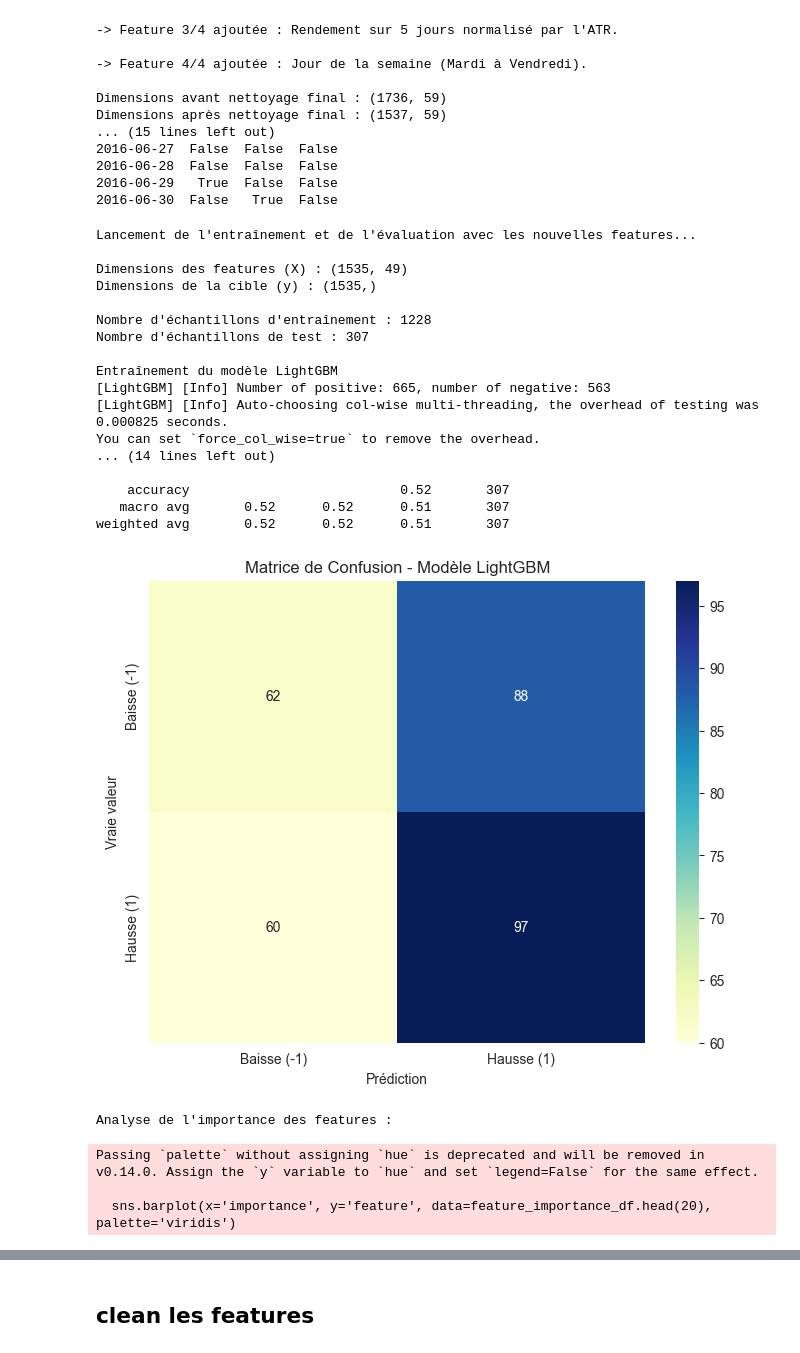
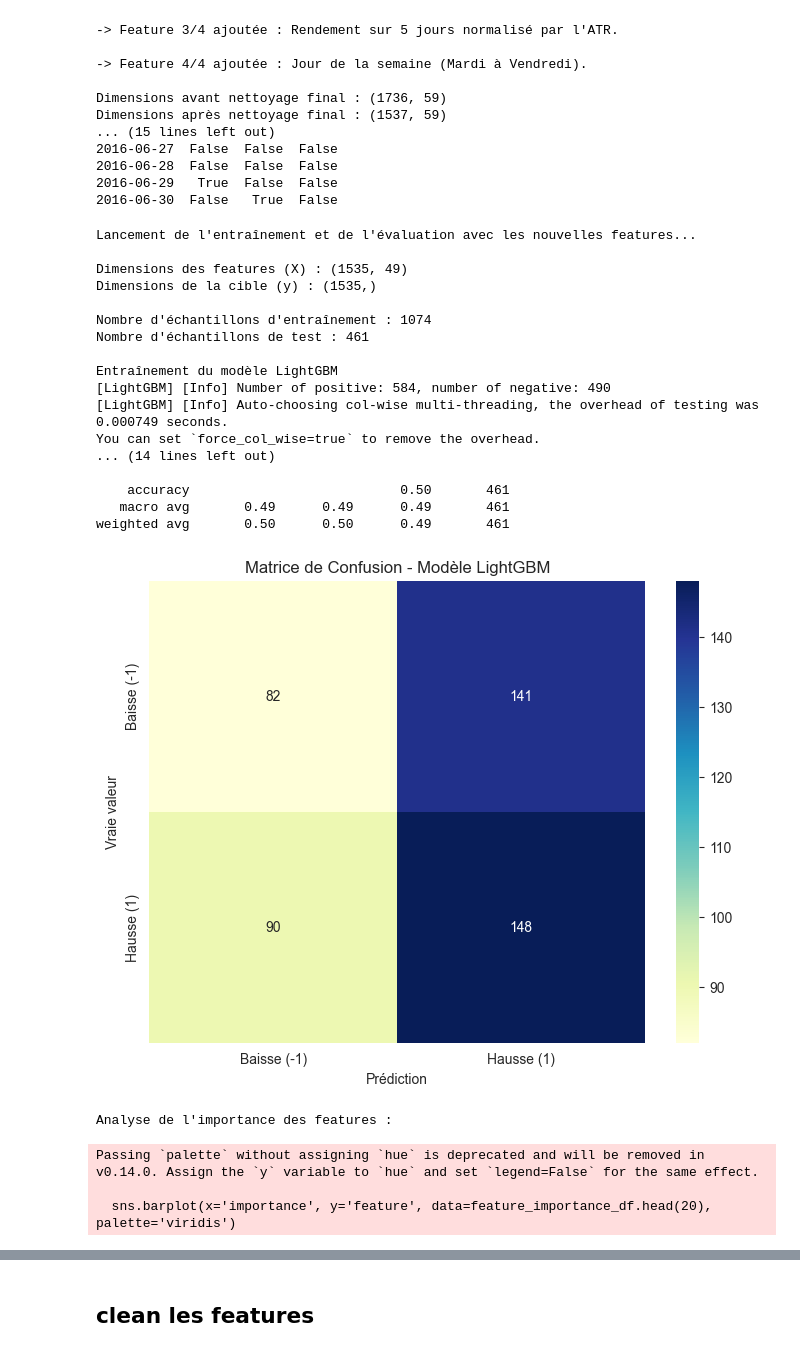
Before and after one commit to arcadiumstreet/MachineLearningProject, a Jupyter notebook: Project/notebook/indicators.ipynb, the cells around one changed output, grey strips where cells are left out. Drawn from its saved outputs; the diff is of its cells as text; code cells hidden in the pictures.

```diff
--- a/Project/notebook/indicators.ipynb
+++ b/Project/notebook/indicators.ipynb
@@ -405,13 +401,8 @@ Plotting cumulative factor performance...
 
 import yfinance as yf
 
-
-# Ensure the index is a datetime object before proceeding
-# if not pd.api.types.is_datetime64_any_dtype(data.index):
-#     data.index = pd.to_datetime(data.index)
-
-# data = data.set_index('Date')
-
+if not pd.api.types.is_datetime64_any_dtype(data.index):
+    data.index = pd.to_datetime(data.index)
 
 # Get the start and end dates from our existing data
 start_date = data.index.min().strftime('%Y-%m-%d')
@@ -423,17 +414,15 @@ try:
     vix_data_raw = yf.download('^VIX', start=start_date, end=end_date, progress=True, auto_adjust=True)
 
     vix_data = pd.DataFrame(vix_data_raw['Close'])
-    # Merge it into our main dataframe
+    vix_data = vix_data.rename(columns={'Close': 'VIX_Close'})
     data = data.merge(vix_data, left_index=True, right_index=True, how='left')
-    data = data.rename(columns={'^VIX': 'VIX_Close'})
+
     print("VIX data merged successfully.")
     print("Displaying tail of the dataframe with VIX_Close:")
-    # print(data[['Adj Close', 'VIX_Close']].tail())
+    print(data[['Adj Close', 'VIX_Close']].tail())
 
 except Exception as e:
     print(f"Could not download or process VIX data. Error: {e}")
-
-data.head()
 # %% [output]
 Downloading VIX data from 2008-08-08 to 2016-07-01...
 [*********************100%***********************]  1 of 1 completed
@@ -1068,7 +1001,6 @@ import pandas as pd
 print("Lancement de l'entraînement et de l'évaluation avec les nouvelles features...\n")
 
 # --- 1. Vérification et préparation des données ---
-# On s'assure que le DataFrame 'data_v3' (avec les nouvelles features) existe et n'est pas vide.
 if 'data_v3' in locals() and not data_v3.empty:
 
     # On re-filtre pour un problème à 2 classes (ignorer les jours sans mouvement)
@@ -1085,8 +1017,8 @@ if 'data_v3' in locals() and not data_v3.empty:
     print(f"Dimensions de la cible (y) : {y.shape}\n")
 
     # --- 2. Division chronologique des données (Train / Test) ---
-    # On garde 80% des données pour l'entraînement et 20% pour le test
-    split_ratio = 0.8
+    # On garde 70% des données pour l'entraînement et 30% pour le test
+    split_ratio = 0.7
     split_index = int(len(X) * split_ratio)
 
     X_train, X_test = X[:split_index], X[split_index:]
@@ -1120,42 +1052,41 @@ if 'data_v3' in locals() and not data_v3.empty:
     plt.ylabel('Vraie valeur')
     plt.show()
 
     # --- 6. Visualisation : Importance des features ---
-    # C'est très utile pour voir si nos nouvelles features sont importantes pour le modèle.
     print("\nAnalyse de l'importance des features :")
     importances = model_lgb.feature_importances_
     feature_names = X.columns
     feature_importance_df = pd.DataFrame({'feature': feature_names, 'importance': importances})
     feature_importance_df = feature_importance_df.sort_values(by='importance', ascending=False)
 
     plt.figure(figsize=(10, 10))
     sns.barplot(x='importance', y='feature', data=feature_importance_df.head(20), palette='viridis')
     plt.title('Top 20 des features les plus importantes (selon LightGBM)')
     plt.tight_layout()
     plt.show()
 
 else:
     print("ERREUR : Le DataFrame 'data_v3' est introuvable ou vide.")
     print("Veuillez d'abord exécuter la cellule de création de features complexes.")
 # %% [output]
 Lancement de l'entraînement et de l'évaluation avec les nouvelles features...
 
 Dimensions des features (X) : (1535, 49)
 Dimensions de la cible (y) : (1535,)
 
-Nombre d'échantillons d'entraînement : 1228
-Nombre d'échantillons de test : 307
+Nombre d'échantillons d'entraînement : 1074
+Nombre d'échantillons de test : 461
 
 Entraînement du modèle LightGBM
-[LightGBM] [Info] Number of positive: 665, number of negative: 563
-[LightGBM] [Info] Auto-choosing col-wise multi-threading, the overhead of testing was 0.000825 seconds.
+[LightGBM] [Info] Number of positive: 584, number of negative: 490
+[LightGBM] [Info] Auto-choosing col-wise multi-threading, the overhead of testing was 0.000749 seconds.
 You can set `force_col_wise=true` to remove the overhead.
 ... (14 lines left out)
 
-    accuracy                           0.52       307
-   macro avg       0.52      0.52      0.51       307
-weighted avg       0.52      0.52      0.51       307
+    accuracy                           0.50       461
+   macro avg       0.49      0.49      0.49       461
+weighted avg       0.50      0.50      0.49       461
-[figure, old version]
+[figure, new version]
 Analyse de l'importance des features :
 Passing `palette` without assigning `hue` is deprecated and will be removed in v0.14.0. Assign the `y` variable to `hue` and set `legend=False` for the same effect.
 
```
Also changed, not shown: parts of 31 cells of this notebook, 1 other file.
